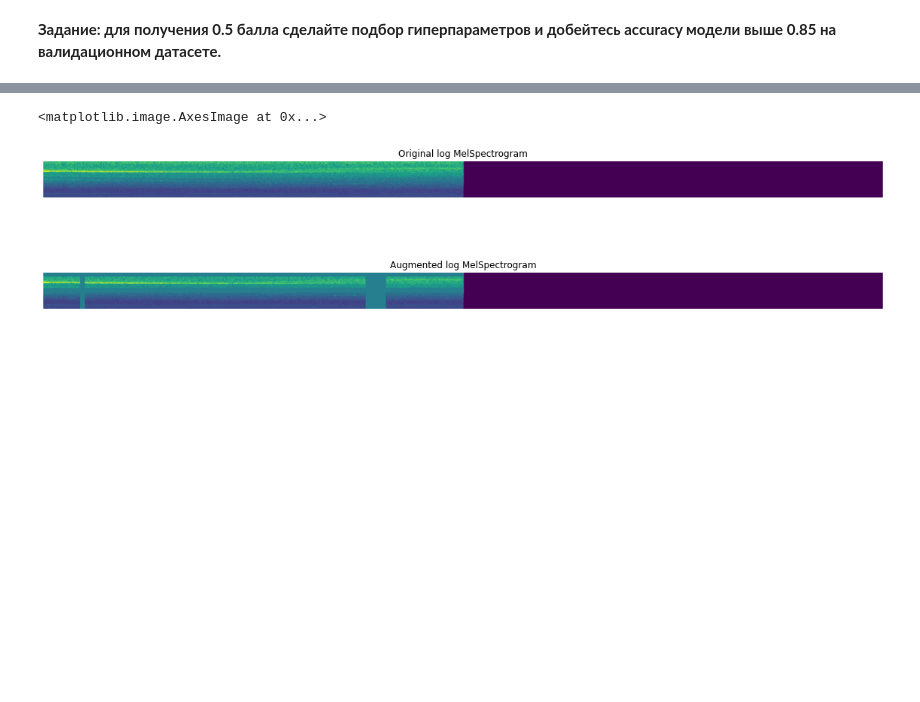
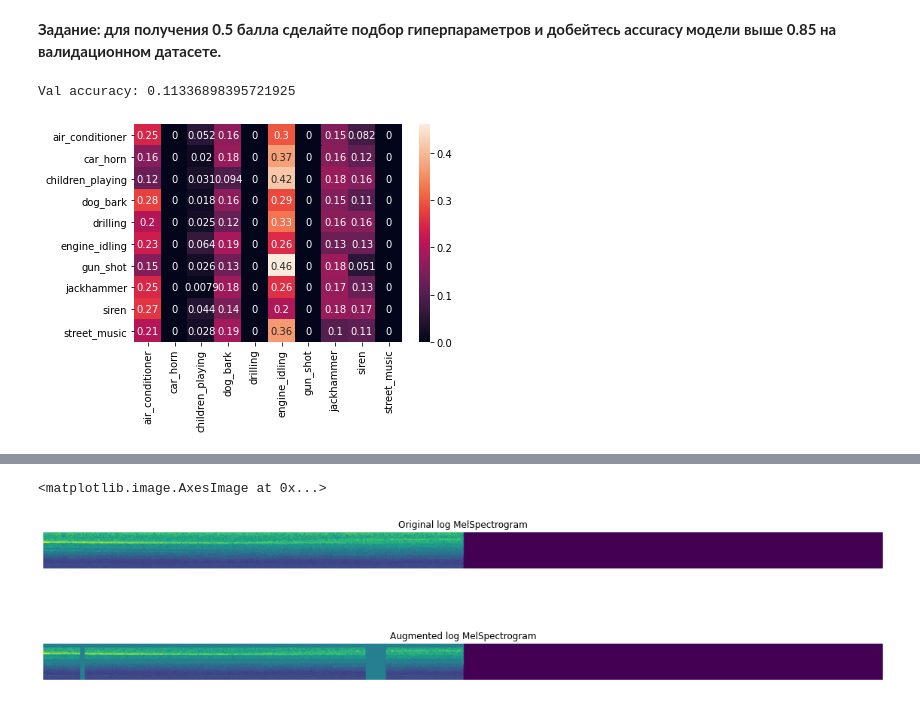
Before and after one commit to aromana33/hw5_dl_2021, a Jupyter notebook: HW2_Romanenko.ipynb, the cells around one changed output, grey strips where cells are left out. Saved outputs shown, nothing was run; the diff lists cells and outputs as text; code cells hidden in the pictures; blank space fills up the shorter version.

```diff
--- a/HW2_Romanenko.ipynb
+++ b/HW2_Romanenko.ipynb
@@ -663,7 +799,10 @@ train_audio_clfr(cnn, optim, train_dataloader, train_dataset.sr,
 **Задание: для получения 0.5 балла сделайте подбор гиперпараметров и добейтесь accuracy модели выше 0.85 на валидационном датасете.**
 # %%
 plot_confusion_matrix(cnn, val_dataloader, train_dataset.sr, device,
-                      data_transform=compute_log_melspectrogram)
+                      data_transform=compute_log_melspectrogram_cuda)
+# %% [output]
+Val accuracy: 0.11336898395721925
+[figure, added]
 # %% [markdown]
 ## Задание 6. Аугментация SpecAugment (2 балла)
 
```
Also changed, not shown: parts of 23 cells of this notebook.
